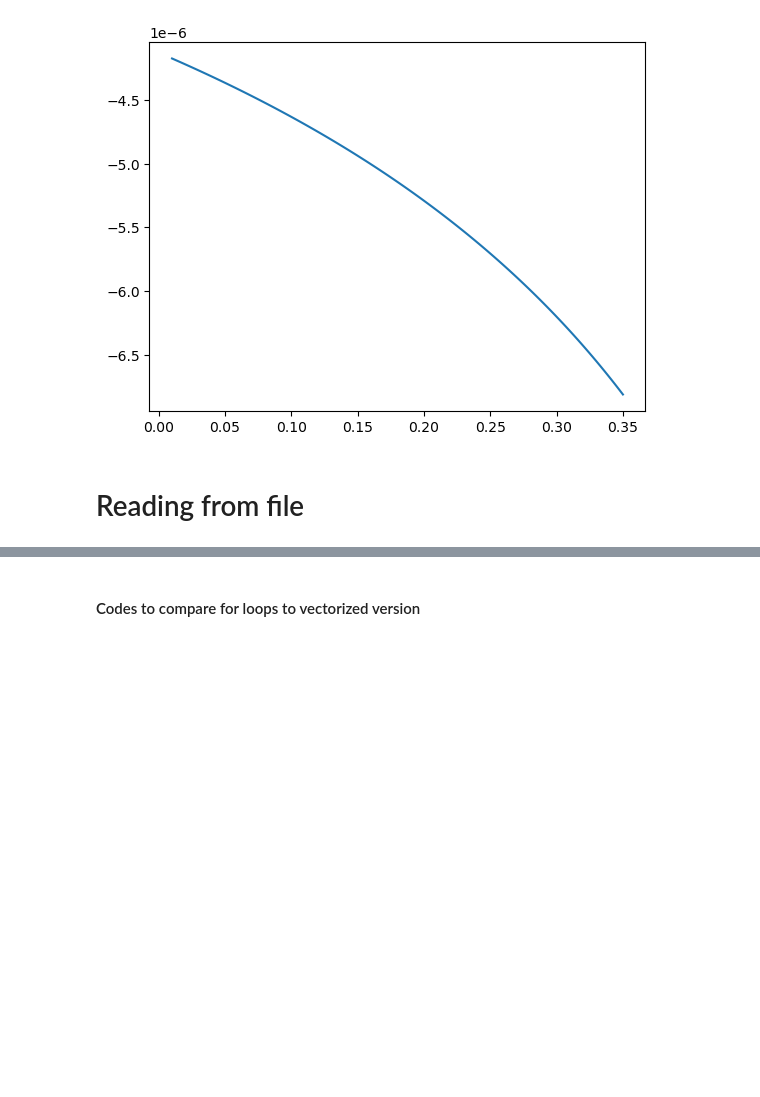
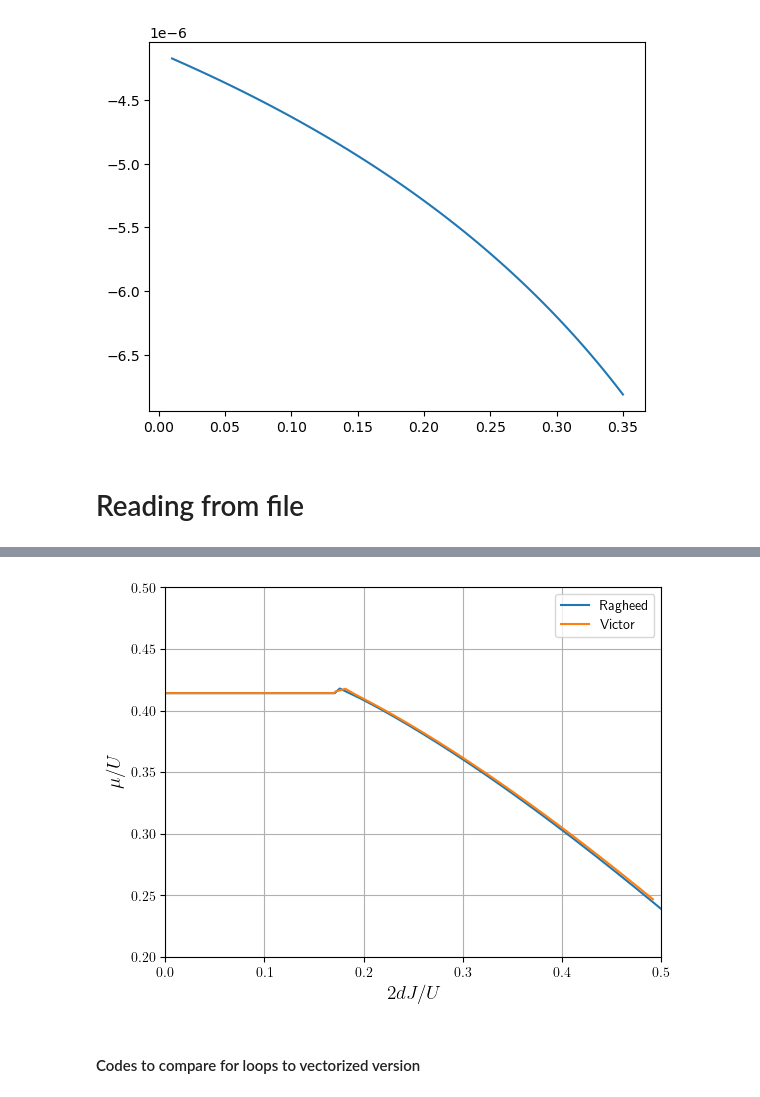
Before and after one commit to ragheedalhyder/BoseHubbard, a Jupyter notebook: src/Testing_codes.ipynb, the cells around one changed output, grey strips where cells are left out. Cells and saved outputs as stored; diff of their text form; code cells hidden in the pictures; blank space fills up the shorter version.

```diff
--- a/src/Testing_codes.ipynb
+++ b/src/Testing_codes.ipynb
@@ -789,3 +889,32 @@ plt.show()
+# %%
+import numpy as np
+import matplotlib.pyplot as plt
+import pandas as pd
+
+filename = '../data/Polaron_n_1p0.csv'
+# import table from Polaron_n_1p0.xlsx.csv witout the first row
+df = pd.read_csv(filename, skiprows = 1)
+
+# If you want to skip the first row (the original header), you can do this:
+data = pd.read_csv(filename, header=None, skiprows=1, delimiter=',')
+
+fig, ax = plt.subplots()
+plt.rcParams['text.usetex'] = True
+plt.plot(dJUs, muUs, label='Ragheed')
+plt.plot(data[0], data[1], label='Victor')
+plt.xlabel(r'$2dJ/U$', fontsize=14)
+plt.ylabel(r'$\mu/U$', fontsize=14)
+plt.xlim(0, 0.5)
+plt.ylim(0.2, 0.5)
+plt.grid()
+plt.legend()
+
+plt.show()
+## Save the figure
+filename = f'../figs/Fixed_Density_Lines_n0_{n0}_M_{M}_N_{N}.pdf'
+fig.savefig(filename, dpi=300, bbox_inches='tight')
+# %% [output]
+[figure, added]
 # %% [markdown]
 #### Codes to compare for loops to vectorized version
 # %%
```
Also changed, not shown: parts of 8 cells of this notebook, 4 other files.
